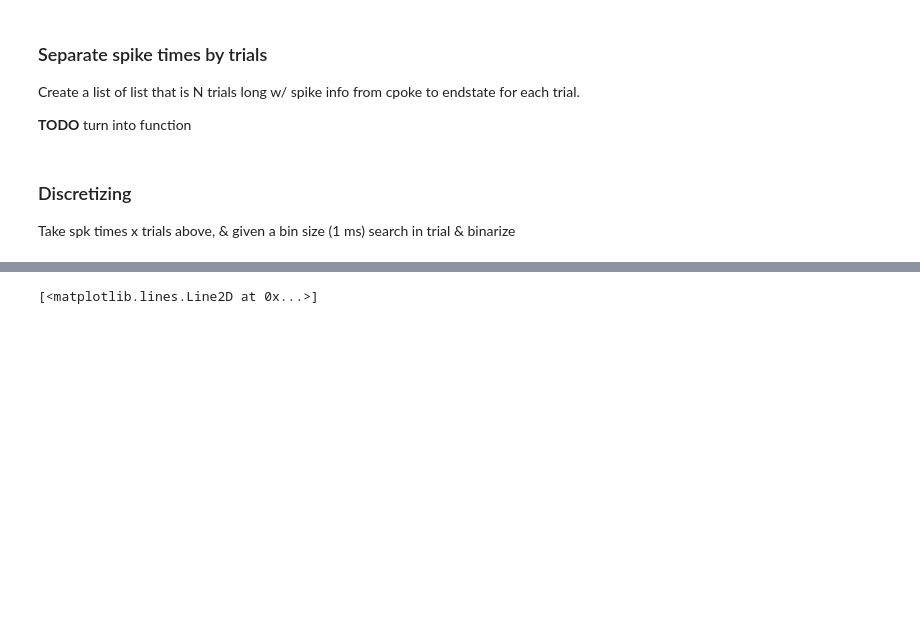
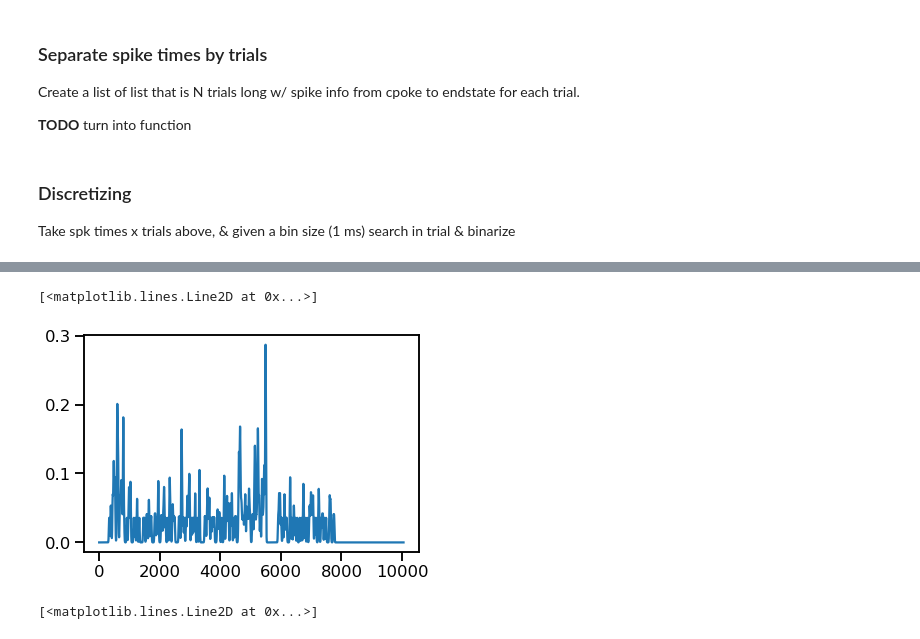
Before and after one commit to Brody-Lab/jbreda_PWM_mPFC_analysis, a Jupyter notebook: W122_08_06_2019_1_fromSD.ipynb, the cells around one changed output, grey strips where cells are left out. Cells and saved outputs as stored; diff of their text form; code cells hidden in the pictures; blank space fills up the shorter version.

```diff
--- a/W122_08_06_2019_1_fromSD.ipynb
+++ b/W122_08_06_2019_1_fromSD.ipynb
@@ -115,3 +201,8 @@ for itrial, tr_spk in enumerate(tqdm(tr_spk_L)):
+# %%
+plt.plot(np.convolve(tr_spk_binary[285], kernal))
+# %% [output]
+[<matplotlib.lines.Line2D at 0x...>]
+[figure, added]
 # %%
 def gaussian(x, mu, sigma):
     return 1 / (sigma * np.sqrt(2 * np.pi)) * np.exp(-1/2 * ((x - mu)/sigma)**2)
```
Also changed, not shown: parts of 18 cells of this notebook.
